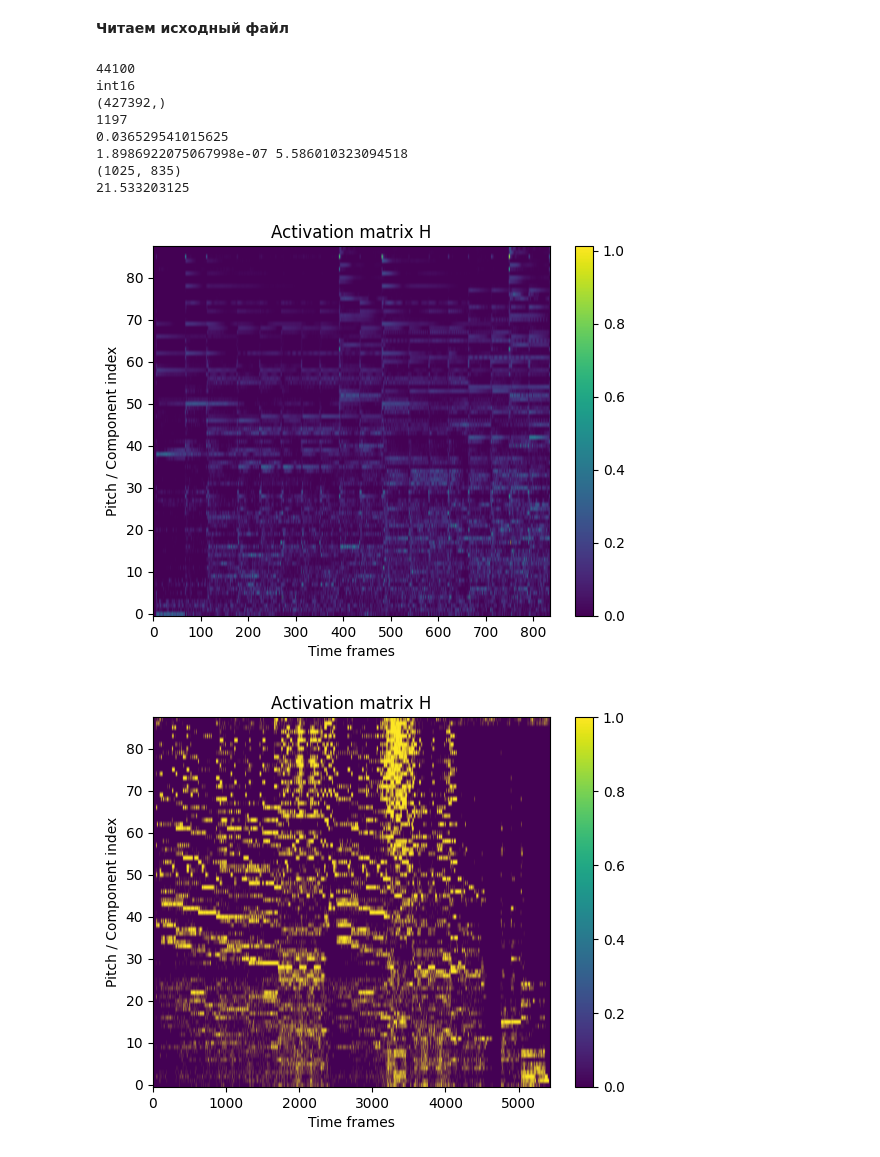
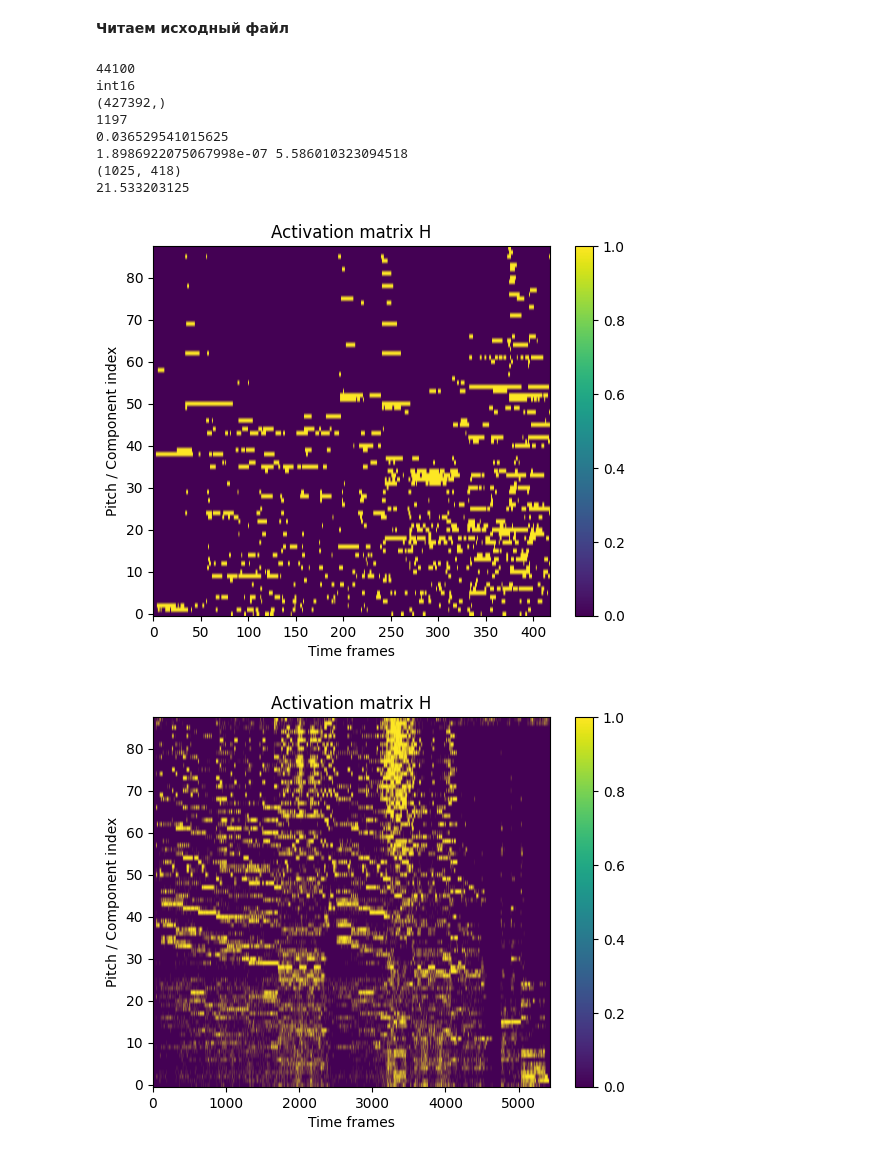
Before and after one commit to bierml/NMFforAMT, a Jupyter notebook: upgrade/Music_Transcribing[NMF].ipynb, the cells around one changed output. Drawn from its saved outputs; the diff is of its cells as text; code cells hidden in the pictures.

```diff
--- a/upgrade/Music_Transcribing[NMF].ipynb
+++ b/upgrade/Music_Transcribing[NMF].ipynb
@@ -103,7 +103,7 @@ elif(x.dtype==np.int16):
   x = x / (2**15)
 else:
   raise ValueError(f"Unsupported sample type: {x.dtype}")
-spectrogram = np.abs(librosa.stft(x, n_fft=fft_bins,hop_length=512))
+spectrogram = np.abs(librosa.stft(x, n_fft=fft_bins,hop_length=1024))
 spectrogram_compressed = np.log(1+gamma*spectrogram)
 print(x[100000])
 print(np.min(spectrogram_compressed),np.max(spectrogram_compressed))
@@ -133,7 +133,7 @@ int16
 1197
 0.036529541015625
 1.8986922075067998e-07 5.586010323094518
-(1025, 835)
+(1025, 418)
 21.533203125
 # %%
 #print(W_est.shape)
@@ -159,36 +159,36 @@ H_n = np.log(1+H_est)
       for j in range(-10,11):
         if((t+j)>=0 and (t+j)<=(H.shape[1]-1)):
           h_qt += H[q,t+j]
           #print("q=",q)
           #print("t+j=",t+j)
           #print("h_qt=",h_qt)
       #print("h_qt=",h_qt)
       h_qt = h_qt / 21 + threshold
       if(H[q,t]>h_qt):
         H_res[q,t] = 1
   return H_res'''
 def note_tracking(H,th=1.5):
   mean = np.mean(H)
   std = np.std(H)
   thresh = mean + th * std
   H_copy = np.zeros(H.shape)
   for i in range(H.shape[1]):
     indicies = np.where(H[:,i] > thresh)
     H_copy[indicies,i] = 1
   return H_copy
 from scipy.ndimage import gaussian_filter1d
-#H_n = gaussian_filter1d(H_n, sigma=1.0, axis=1)
+H_n = gaussian_filter1d(H_n, sigma=1.0, axis=1)
 H_s = note_tracking(H_n)
 plt.figure()
 #plt.imshow(np.log(1+200*H_est[1::2]), aspect='auto', origin='lower')
-plt.imshow(H_est, aspect='auto', origin='lower')
+plt.imshow(H_s, aspect='auto', origin='lower')
 plt.colorbar()
 plt.title("Activation matrix H")
 plt.xlabel("Time frames")
 plt.ylabel("Pitch / Component index")
 plt.show()
 # %% [output]
-[figure, old version]
+[figure, new version]
 # %%
 import numpy as np
 import matplotlib.pyplot as plt
```
Also changed, not shown: parts of 1 cell of this notebook, 1 other file.
